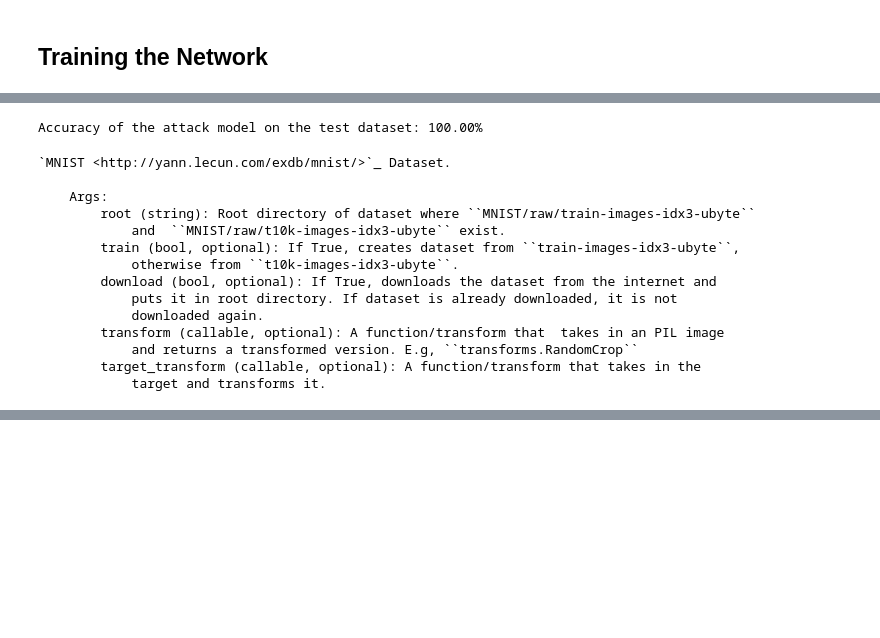
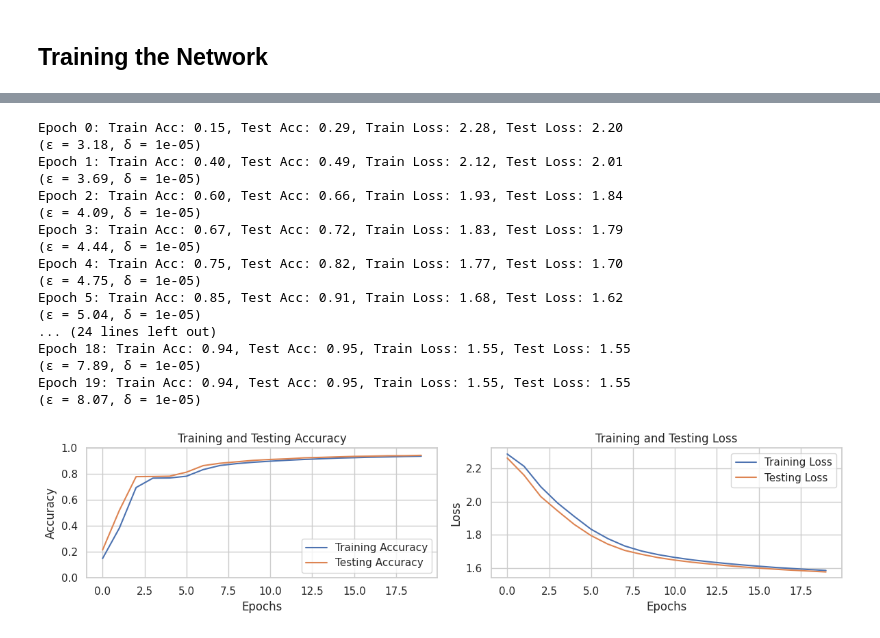
Before and after one commit to chardiwall/DPSNN, a Jupyter notebook: DPSNN.ipynb, the cells around one changed output, grey strips where cells are left out. Drawn from its saved outputs; the diff is of its cells as text; code cells hidden in the pictures; blank space fills up the shorter version.

```diff
--- a/DPSNN.ipynb
+++ b/DPSNN.ipynb
@@ -581,37 +609,0 @@ Accuracy of the attack model on the test dataset: 100.00%
-# %%
-attack_model.eval()
-correct = 0
-total = 0
-predictions = []
-
-for images, labels in test_loader:
-    with torch.no_grad():
-        model_output, _ = mnist_history[0](images.to(device))
-    attack_input = model_output.detach().to(device)
-    attack_output = attack_model(attack_input)
-    predicted = torch.round(attack_output)
-    predictions.append(predicted.cpu().detach().numpy())
-    total += labels.size(0)
-    correct += (predicted == 1).sum().item()
-
-accuracy = correct / total
-print('Accuracy of the attack model on the test dataset: {:.2f}%'.format(100 * accuracy))
-# %% [output]
-Accuracy of the attack model on the test dataset: 100.00%
-# %%
- print(test_loader.dataset.__doc__)
-# %% [output]
-`MNIST <http://yann.lecun.com/exdb/mnist/>`_ Dataset.
-
-    Args:
-        root (string): Root directory of dataset where ``MNIST/raw/train-images-idx3-ubyte``
-            and  ``MNIST/raw/t10k-images-idx3-ubyte`` exist.
-        train (bool, optional): If True, creates dataset from ``train-images-idx3-ubyte``,
-            otherwise from ``t10k-images-idx3-ubyte``.
-        download (bool, optional): If True, downloads the dataset from the internet and
-            puts it in root directory. If dataset is already downloaded, it is not
-            downloaded again.
-        transform (callable, optional): A function/transform that  takes in an PIL image
-            and returns a transformed version. E.g, ``transforms.RandomCrop``
-        target_transform (callable, optional): A function/transform that takes in the
-            target and transforms it.
@@ -631,0 +610,5 @@ l.
+# %%
+mnist_net_1, mnist_history_1 = train_network(net = copy(mnist_net), dp = [1.3, 1.0])
+
+plot_training_history(mnist_history)
+# %% [output]
@@ -631,0 +616,18 @@ l.
+Epoch 0: Train Acc: 0.15, Test Acc: 0.29, Train Loss: 2.28, Test Loss: 2.20
+(ε = 3.18, δ = 1e-05)
+Epoch 1: Train Acc: 0.40, Test Acc: 0.49, Train Loss: 2.12, Test Loss: 2.01
+(ε = 3.69, δ = 1e-05)
+Epoch 2: Train Acc: 0.60, Test Acc: 0.66, Train Loss: 1.93, Test Loss: 1.84
+(ε = 4.09, δ = 1e-05)
+Epoch 3: Train Acc: 0.67, Test Acc: 0.72, Train Loss: 1.83, Test Loss: 1.79
+(ε = 4.44, δ = 1e-05)
+Epoch 4: Train Acc: 0.75, Test Acc: 0.82, Train Loss: 1.77, Test Loss: 1.70
+(ε = 4.75, δ = 1e-05)
+Epoch 5: Train Acc: 0.85, Test Acc: 0.91, Train Loss: 1.68, Test Loss: 1.62
+(ε = 5.04, δ = 1e-05)
+... (24 lines left out)
+Epoch 18: Train Acc: 0.94, Test Acc: 0.95, Train Loss: 1.55, Test Loss: 1.55
+(ε = 7.89, δ = 1e-05)
+Epoch 19: Train Acc: 0.94, Test Acc: 0.95, Train Loss: 1.55, Test Loss: 1.55
+(ε = 8.07, δ = 1e-05)
+[figure, added]
```
Also changed, not shown: parts of 40 cells of this notebook.
